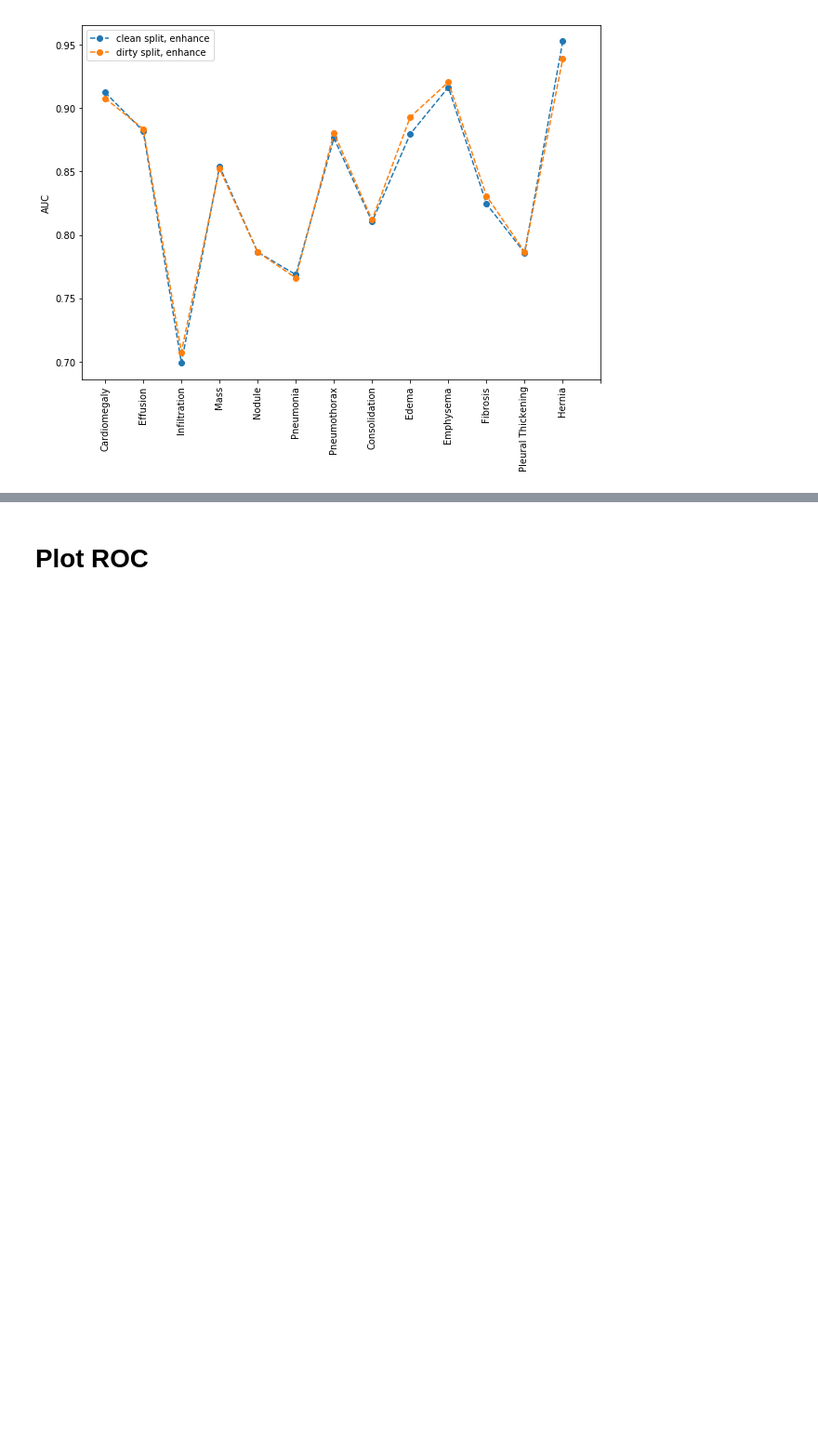
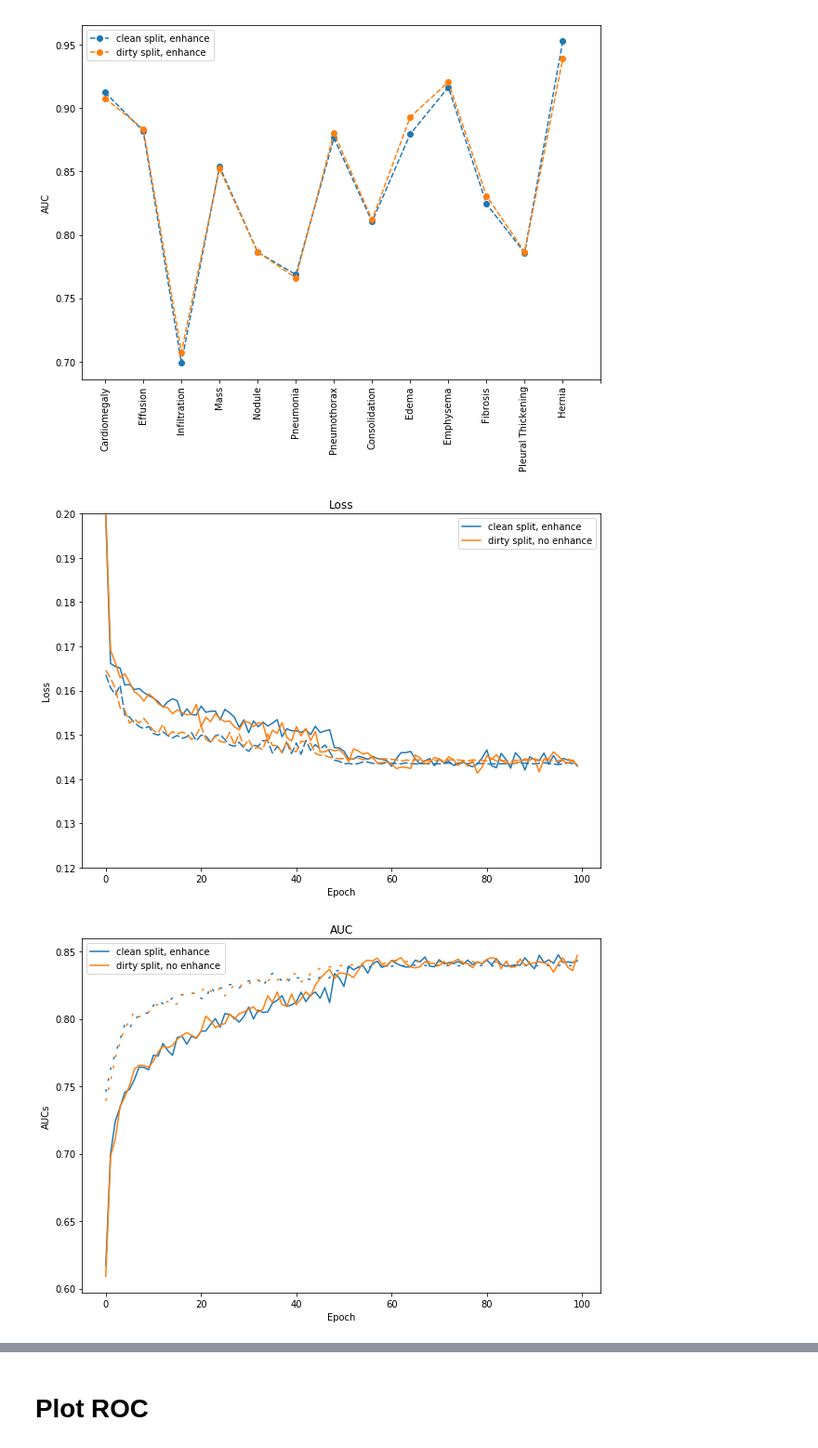
Before and after one commit to dattran2346/chestX-ray-14, a Jupyter notebook: src/LearningCurve.ipynb, the cells around one changed output, grey strips where cells are left out. Shown at 93% size. Cells and saved outputs as stored; diff of their text form; code cells hidden in the pictures; blank space fills up the shorter version.

```diff
--- a/src/LearningCurve.ipynb
+++ b/src/LearningCurve.ipynb
@@ -178,3 +178,10 @@ plot_learning_curve(models, colors)
 [figure]
 [figure]
 [figure]
+# %%
+colors = sns.color_palette()
+models =[('20180518-163000', 'clean split, enhance'), ('20180507-214402', 'dirty split, no enhance')]
+plot_learning_curve(models, colors)
+# %% [output]
+[figure, added]
+[figure, added]
```
Also changed, not shown: parts of 1 cell of this notebook, 6 other files.
